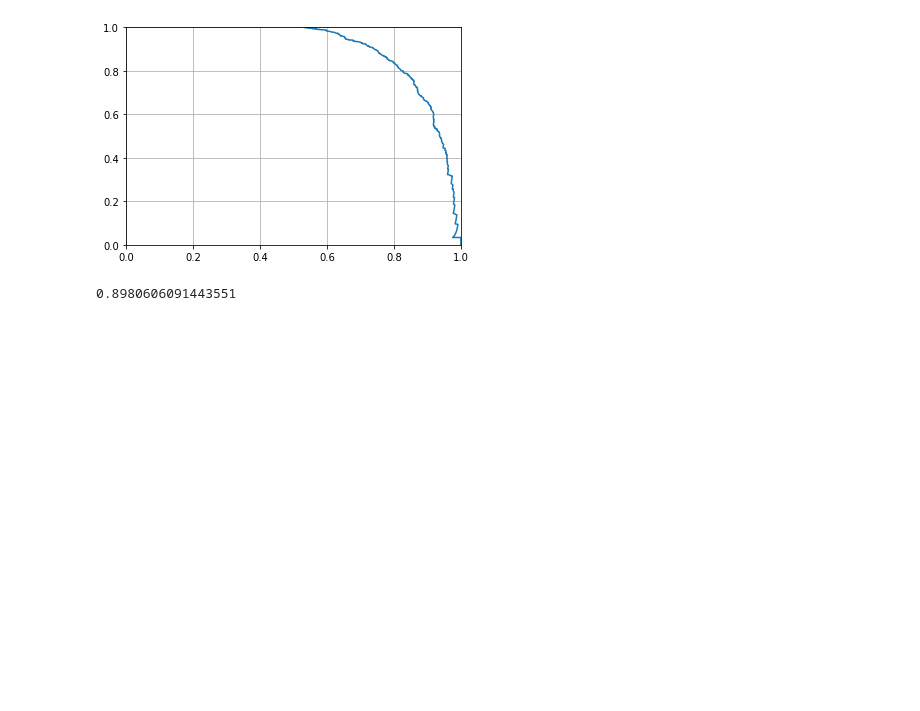
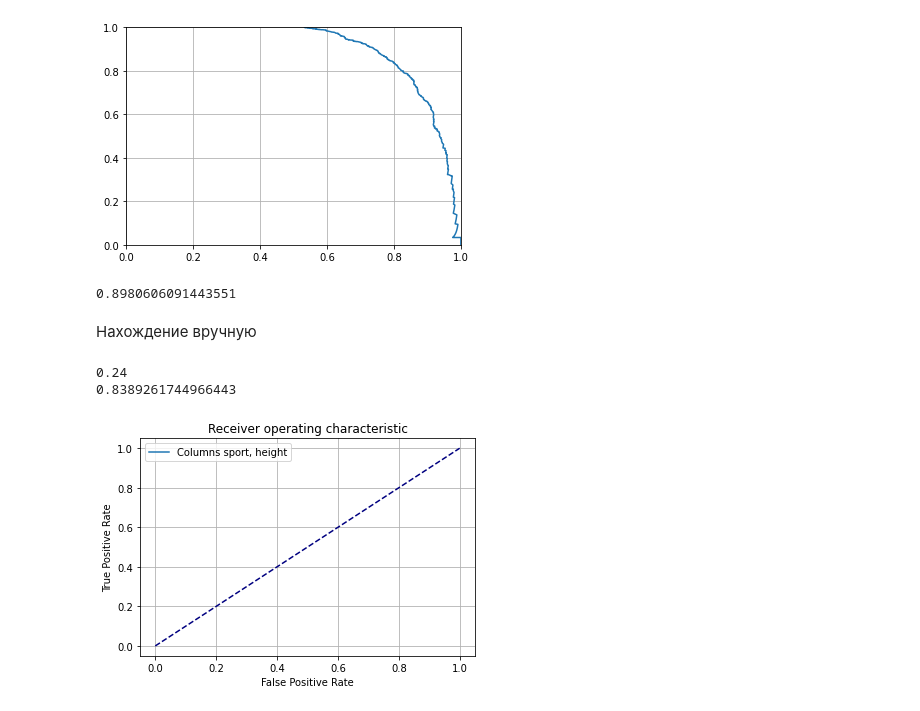
Before and after one commit to Ch0k/ML-DZ1, a Jupyter notebook: Untitled1.ipynb, the cells around one changed output. Drawn from its saved outputs; the diff is of its cells as text; code cells hidden in the pictures; blank space fills up the shorter version.

```diff
--- a/Untitled1.ipynb
+++ b/Untitled1.ipynb
@@ -258,3 +258,25 @@ from sklearn.metrics import average_precision_score
 average_precision_score( Y_test, predictions[:, 1] )
 # %% [output]
 0.8980606091443551
+# %% [markdown]
+  Нахождение вручную
+# %%
+fpr_manual = fp / (tn + fp)
+print(fpr_manual)
+tpr_manual = tp / (tp + fn)
+print(tpr_manual)
+# %% [output]
+0.24
+0.8389261744966443
+# %%
+plt.figure(12)
+plt.title("Receiver operating characteristic")
+plt.plot( fpr_manual, tpr_manual, label = 'Columns sport, height' )
+plt.plot([0, 1], [0, 1], color="navy", linestyle="--")
+plt.xlabel('False Positive Rate')
+plt.ylabel('True Positive Rate')
+plt.legend( loc = 0 )
+plt.grid()
+plt.show()
+# %% [output]
+[figure, added]
```
